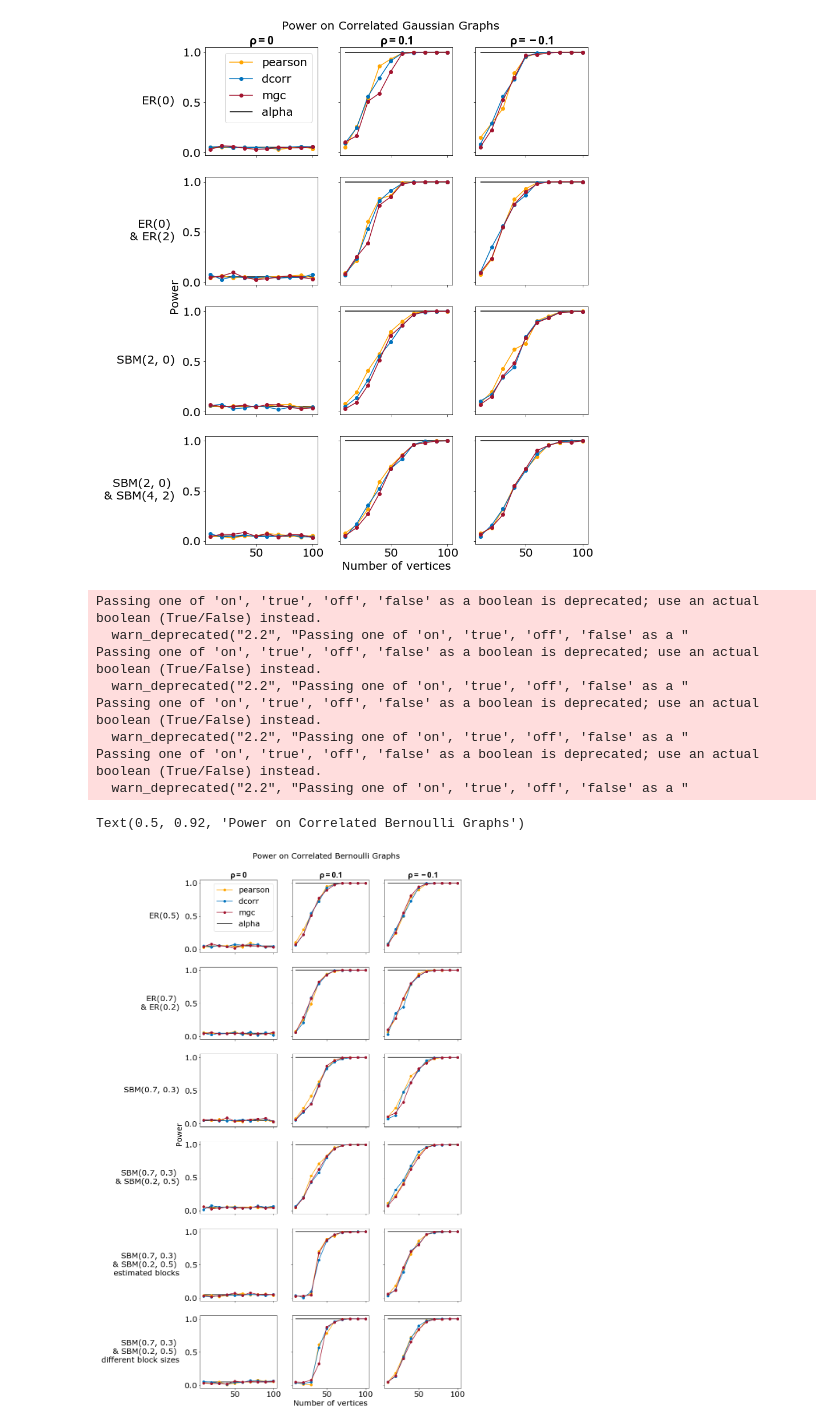
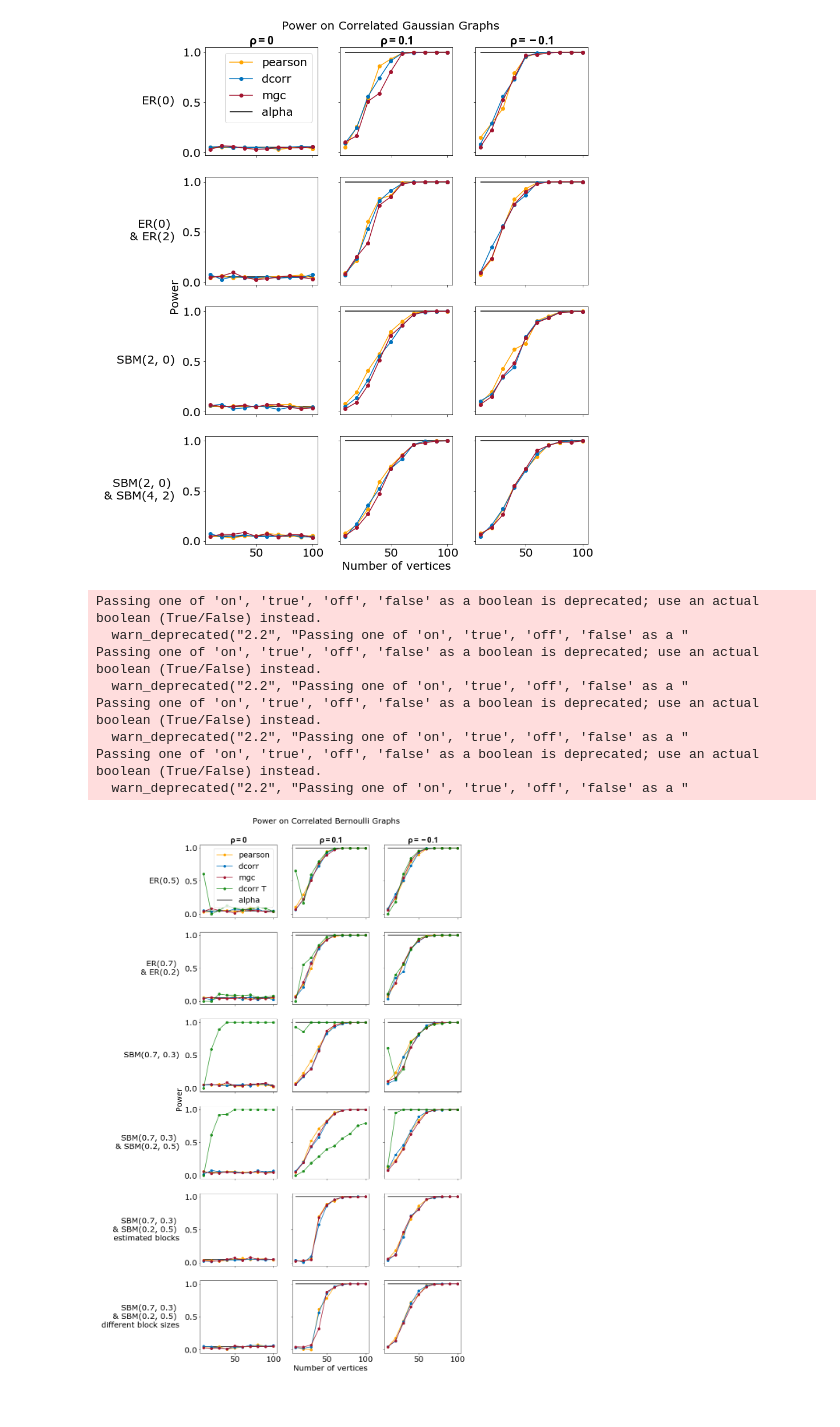
Before and after one commit to junhaobearxiong/graph_independence_test, a Jupyter notebook: notebooks/simulations/2019-03-13_simulation_plot_results.ipynb, the cells around one changed output. Cells and saved outputs as stored; diff of their text form; code cells hidden in the pictures.

Commit message:
update pearson ttest

```diff
--- a/notebooks/simulations/2019-03-13_simulation_plot_results.ipynb
+++ b/notebooks/simulations/2019-03-13_simulation_plot_results.ipynb
@@ -130,13 +130,12 @@ for i, setting in enumerate(settings):
         for name, test_power in power_results.items():
             axs[i, j].plot(n_arr, test_power[j, :], color=colors[name], linestyle=linestyle,
                     marker=marker, label='{}'.format(name))
-        '''
         if i < 4:
             with open('../../results/rho_{}_power_ttest.pkl'.format(setting), 'rb') as f:
                 test_power = pickle.load(f)
             axs[i, j].plot(n_arr, test_power[j, :], color=colors['ttest'], linestyle=linestyle,
                     marker=marker, label='dcorr T', alpha=0.8)
-        '''
+
         if j == 0:
             axs[i, j].hlines(y=0.05, xmin=np.amin(n_arr), xmax=np.amax(n_arr), label='alpha')
         else:
@@ -152,36 +151,35 @@ rows = ['ER(0.5)', 'ER(0.7) \n & ER(0.2)', 'SBM(0.7, 0.3)', 'SBM(0.7, 0.3) \n &
 for ax, row in zip(axs[:,0], rows):
     ax.annotate(row, xy=(0, 0.5), xytext=(-ax.yaxis.labelpad - pad, 0),
                 xycoords=ax.yaxis.label, textcoords='offset points',
                 size=label_size, ha='right', va='center')
 
 cols = ['$\\rho=0$', '$\\rho=0.1$', '$\\rho=-0.1$']
 for ax, col in zip(axs[0], cols):
     ax.annotate(col, xy=(0.5, 1), xytext=(0, pad),
                 xycoords='axes fraction', textcoords='offset points',
                 size=label_size, ha='center', va='baseline')
 
 # add a big axes, hide frame
 fig.add_subplot(111, frameon=False)
 # hide tick and tick label of the big axes
 plt.tick_params(labelcolor='none', top='off', bottom='off', left='off', right='off')
 plt.grid(False)
 plt.xlabel("Number of vertices", fontsize=label_size)
 plt.ylabel("Power", fontsize=label_size)
 #fig.tight_layout()
 fig.suptitle('Power on Correlated Bernoulli Graphs', fontsize=label_size, y=0.92)
 #plt.savefig('../../figures/all_power.png', bbox_inches='tight')
-#plt.savefig('../../figures/all_power_ttest.png', bbox_inches='tight')
+plt.savefig('../../figures/all_power_ttest.png', bbox_inches='tight')
 # %% [output]
 Passing one of 'on', 'true', 'off', 'false' as a boolean is deprecated; use an actual boolean (True/False) instead.
   warn_deprecated("2.2", "Passing one of 'on', 'true', 'off', 'false' as a "
 Passing one of 'on', 'true', 'off', 'false' as a boolean is deprecated; use an actual boolean (True/False) instead.
   warn_deprecated("2.2", "Passing one of 'on', 'true', 'off', 'false' as a "
 Passing one of 'on', 'true', 'off', 'false' as a boolean is deprecated; use an actual boolean (True/False) instead.
   warn_deprecated("2.2", "Passing one of 'on', 'true', 'off', 'false' as a "
 Passing one of 'on', 'true', 'off', 'false' as a boolean is deprecated; use an actual boolean (True/False) instead.
   warn_deprecated("2.2", "Passing one of 'on', 'true', 'off', 'false' as a "
-Text(0.5, 0.92, 'Power on Correlated Bernoulli Graphs')
-[figure, old version]
+[figure, new version]
 # %%
 fig, axs = plt.subplots(1, 4, figsize=(28, 7), squeeze=True, sharex=True, sharey=True)
 axs = axs.reshape(-1)
```
Also changed, not shown: parts of 1 cell of this notebook, 3 other files.
